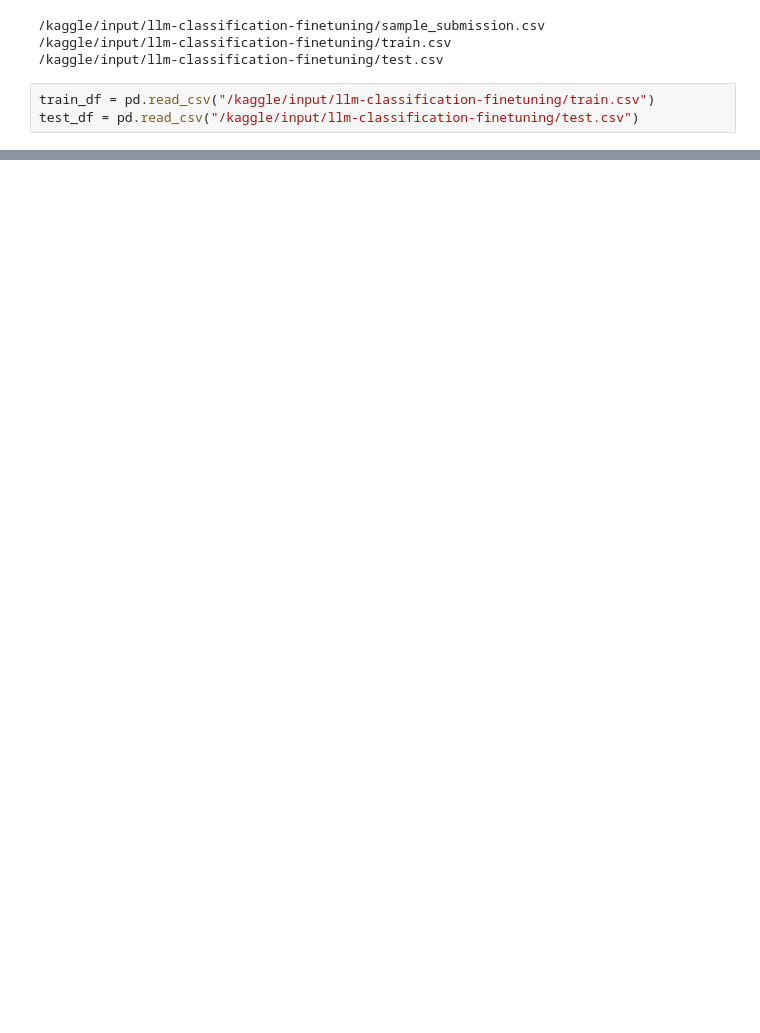
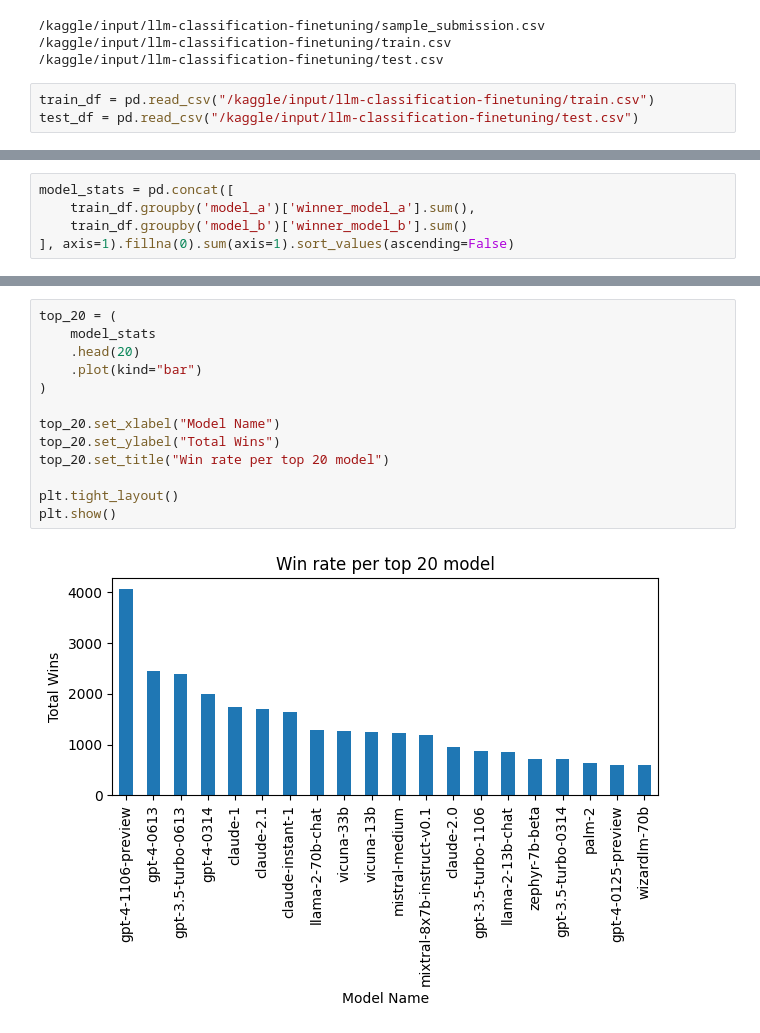
Before and after one commit to carrliitos/kaggle-LLM_Classification_Fine_Tuning, a Jupyter notebook: notebooks/00-EDA-v01.ipynb, the cells around one changed output, grey strips where cells are left out. Saved outputs shown, nothing was run; the diff lists cells and outputs as text; blank space fills up the shorter version.

Commit message:
plotting

```diff
--- a/notebooks/00-EDA-v01.ipynb
+++ b/notebooks/00-EDA-v01.ipynb
@@ -38,3 +46,8 @@ winner_counts.plot(kind="bar", title="Distribution of preferred responses")
 # %% [output]
 <Axes: title={'center': 'Distribution of preferred responses'}>
 [figure]
+# %%
+model_stats = pd.concat([
+    train_df.groupby('model_a')['winner_model_a'].sum(),
+    train_df.groupby('model_b')['winner_model_b'].sum()
+], axis=1).fillna(0).sum(axis=1).sort_values(ascending=False)
@@ -40,0 +69,15 @@ winner_counts.plot(kind="bar", title="Distribution of preferred responses")
+# %%
+top_20 = (
+    model_stats
+    .head(20)
+    .plot(kind="bar")
+)
+
+top_20.set_xlabel("Model Name")
+top_20.set_ylabel("Total Wins")
+top_20.set_title("Win rate per top 20 model")
+
+plt.tight_layout()
+plt.show()
+# %% [output]
+[figure, added]
```
Also changed, not shown: parts of 5 cells of this notebook.
